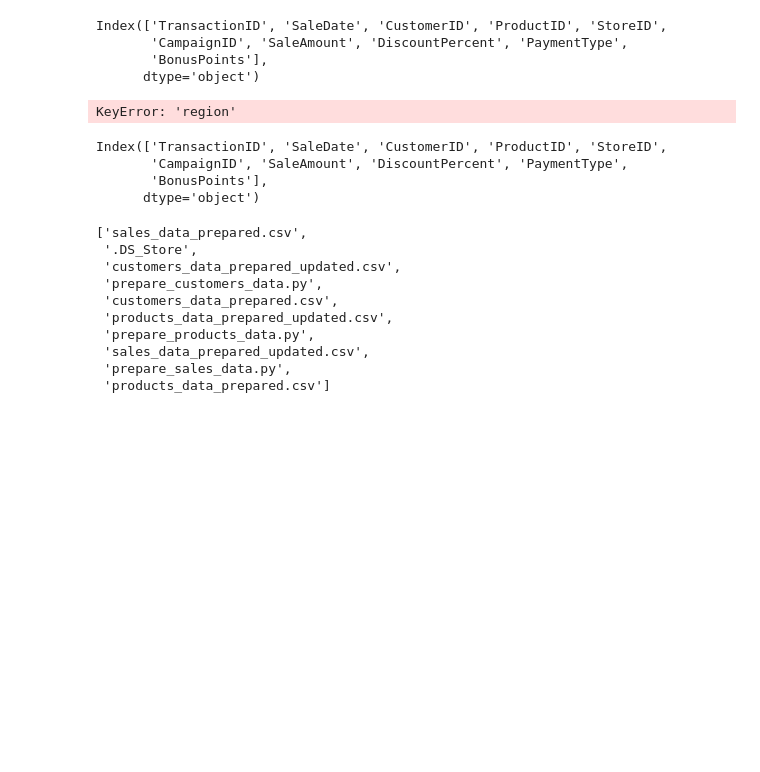
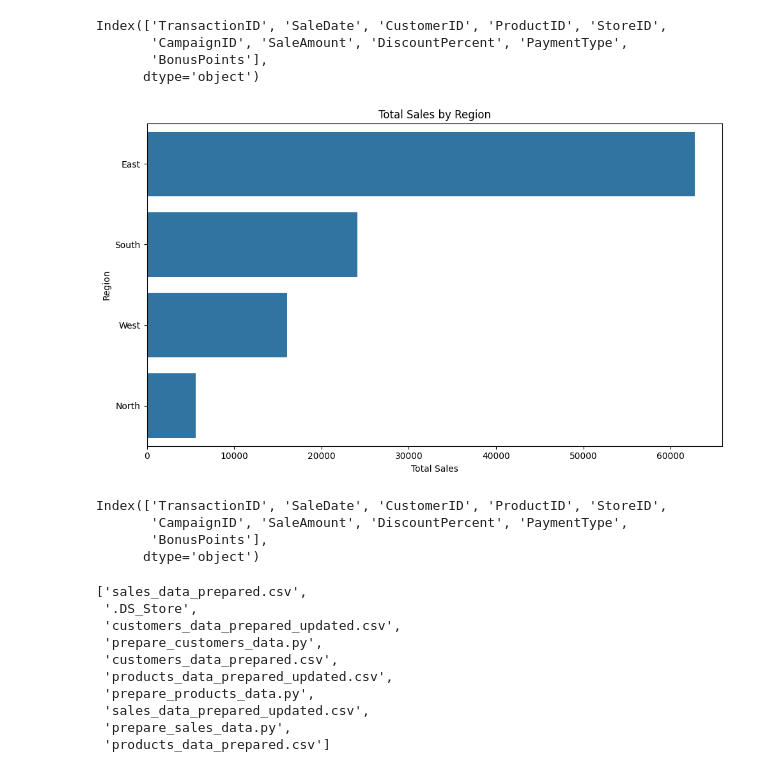
Before and after one commit to brandonjbbb/smart-store-brandon, a Jupyter notebook: P6_OLAP_Sales_by_Region.ipynb.ipynb, the cells around one changed output. Saved outputs shown, nothing was run; the diff lists cells and outputs as text; code cells hidden in the pictures; blank space fills up the shorter version.

Commit message:
Clean and complete OLAP analysis notebook with final visuals

```diff
--- a/P6_OLAP_Sales_by_Region.ipynb.ipynb
+++ b/P6_OLAP_Sales_by_Region.ipynb.ipynb
@@ -75,5 +76,7 @@ os.listdir("Data/Prepared")
  'prepare_sales_data.py',
  'products_data_prepared.csv']
 # %%
-df_sales = pd.read_csv("Data/Prepared/sales_data_prepared_updated.csv")
-df_sales.head()
+df_sales = pd.read_csv("OLAP/sales_data_prepared_updated.csv")
+df_customers = pd.read_csv("OLAP/customers_data_prepared_updated.csv")
+
+df_merged = pd.merge(df_sales, df_customers, on="CustomerID", how="left")
@@ -92,18 +88,23 @@ Index(['TransactionID', 'SaleDate', 'CustomerID', 'ProductID', 'StoreID',
        'BonusPoints'],
       dtype='object')
 # %%
-region_sales = df_sales.groupby("region")["sales_amount"].sum().reset_index()
-region_sales = region_sales.sort_values(by="sales_amount", ascending=False)
+# Slice: Total Sales by Region
+region_sales = df_merged.groupby("Region")["SaleAmount"].sum().reset_index()
+region_sales = region_sales.sort_values(by="SaleAmount", ascending=False)
+
+# Visualization
+import matplotlib.pyplot as plt
+import seaborn as sns
 
 plt.figure(figsize=(10, 6))
-sns.barplot(data=region_sales, x="sales_amount", y="region")
+sns.barplot(data=region_sales, x="SaleAmount", y="Region")
 plt.title("Total Sales by Region")
-plt.xlabel("Sales Amount")
+plt.xlabel("Total Sales")
 plt.ylabel("Region")
 plt.tight_layout()
 plt.show()
 # %% [output]
-KeyError: 'region'
+[figure, added]
 # %%
 df_sales.columns
 # %% [output]
```
Also changed, not shown: parts of 3 cells of this notebook.
